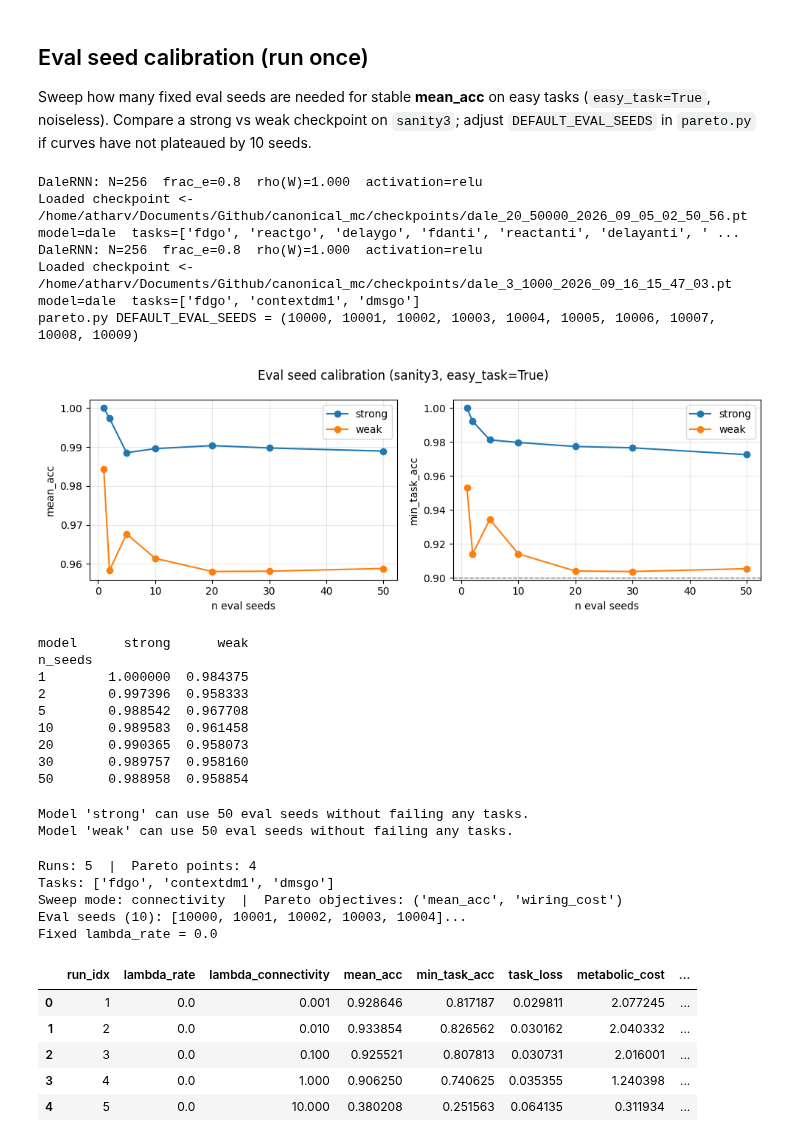
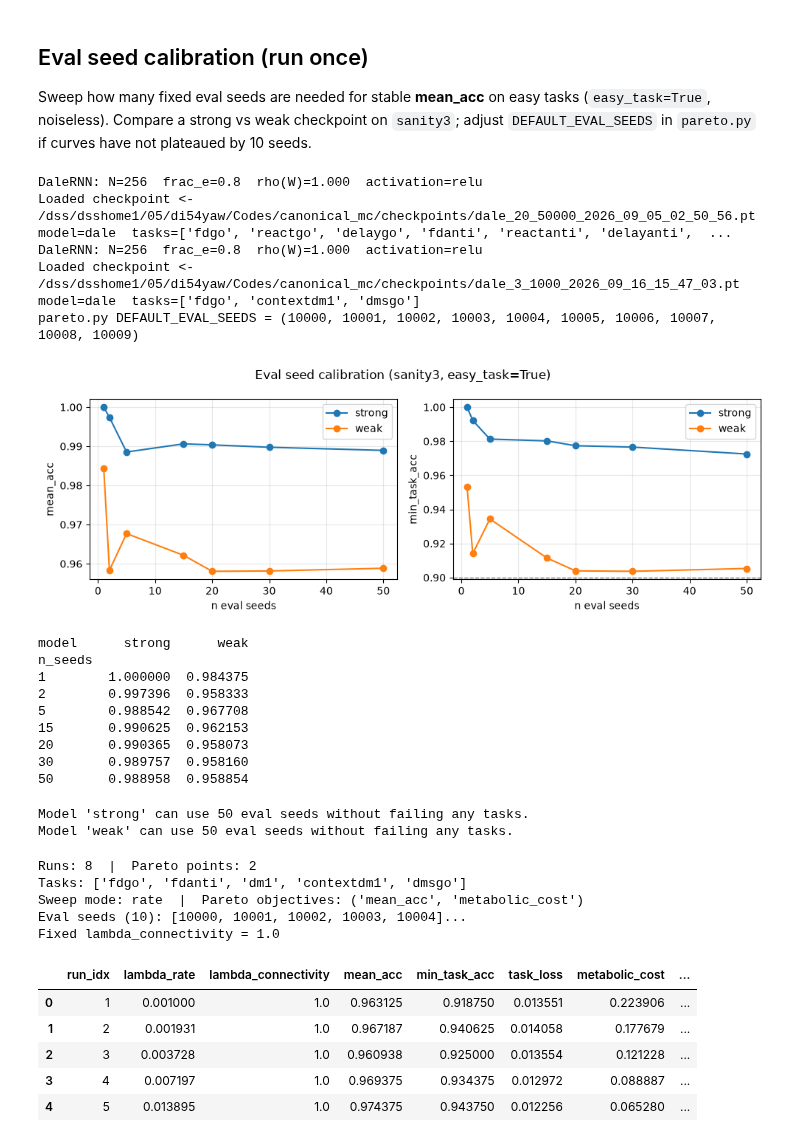
Before and after one commit to AtharvSuryawanshi/canonical_mc, a Jupyter notebook: pareto_analysis.ipynb, the cells around one changed output. Cells and saved outputs as stored; diff of their text form; code cells hidden in the pictures.

```diff
--- a/pareto_analysis.ipynb
+++ b/pareto_analysis.ipynb
@@ -24,7 +24,7 @@ from train_cog import evaluate_pareto_metrics, load_checkpoint, resolve_active_t
 CAL_TASKS = resolve_active_tasks("sanity3", None)
 CAL_BATCH = 64
 BASE_SEEDS = [10000 + i for i in range(50)]
-N_LIST = [1, 2, 5, 10, 20, 30, 50]
+N_LIST = [1, 2, 5, 15, 20, 30, 50]
 FAIL_THRESH = 0.9
 CHECKPOINTS = {
     "strong": Path("checkpoints/dale_20_50000_2026_09_05_02_50_56.pt"),
@@ -62,42 +62,42 @@ for label, ckpt in CHECKPOINTS.items():
             }
         )
 
 cal = pd.DataFrame(rows)
 print(f"pareto.py DEFAULT_EVAL_SEEDS = {DEFAULT_EVAL_SEEDS}")
 if cal.empty:
     print("No checkpoints found — update CHECKPOINTS paths and re-run.")
 else:
     fig, axes = plt.subplots(1, 2, figsize=(10, 3.5))
     for label, sub in cal.groupby("model"):
         sub = sub.sort_values("n_seeds")
         axes[0].plot(sub["n_seeds"], sub["mean_acc"], "o-", label=label)
         axes[1].plot(sub["n_seeds"], sub["min_task_acc"], "o-", label=label)
     axes[0].set_xlabel("n eval seeds")
     axes[0].set_ylabel("mean_acc")
     axes[0].legend()
     axes[0].grid(True, alpha=0.3)
     axes[1].set_xlabel("n eval seeds")
     axes[1].set_ylabel("min_task_acc")
     axes[1].axhline(FAIL_THRESH, color="k", ls="--", lw=1, alpha=0.5)
     axes[1].legend()
     axes[1].grid(True, alpha=0.3)
     fig.suptitle("Eval seed calibration (sanity3, easy_task=True)")
     fig.tight_layout()
     plt.show()
     print(cal.pivot(index="n_seeds", columns="model", values="mean_acc"))
 # %% [output]
 DaleRNN: N=256  frac_e=0.8  rho(W)=1.000  activation=relu
-Loaded checkpoint <- /home/atharv/Documents/Github/canonical_mc/checkpoints/dale_20_50000_2026_09_05_02_50_56.pt  model=dale  tasks=['fdgo', 'reactgo', 'delaygo', 'fdanti', 'reactanti', 'delayanti', ' ...
+Loaded checkpoint <- /dss/dsshome1/05/di54yaw/Codes/canonical_mc/checkpoints/dale_20_50000_2026_09_05_02_50_56.pt  model=dale  tasks=['fdgo', 'reactgo', 'delaygo', 'fdanti', 'reactanti', 'delayanti',  ...
 DaleRNN: N=256  frac_e=0.8  rho(W)=1.000  activation=relu
-Loaded checkpoint <- /home/atharv/Documents/Github/canonical_mc/checkpoints/dale_3_1000_2026_09_16_15_47_03.pt  model=dale  tasks=['fdgo', 'contextdm1', 'dmsgo']
+Loaded checkpoint <- /dss/dsshome1/05/di54yaw/Codes/canonical_mc/checkpoints/dale_3_1000_2026_09_16_15_47_03.pt  model=dale  tasks=['fdgo', 'contextdm1', 'dmsgo']
 pareto.py DEFAULT_EVAL_SEEDS = (10000, 10001, 10002, 10003, 10004, 10005, 10006, 10007, 10008, 10009)
-[figure, old version]
+[figure, new version]
 model      strong      weak
 n_seeds
 1        1.000000  0.984375
 2        0.997396  0.958333
 5        0.988542  0.967708
-10       0.989583  0.961458
+15       0.990625  0.962153
 20       0.990365  0.958073
 30       0.989757  0.958160
 50       0.988958  0.958854
@@ -120,7 +120,7 @@ import pandas as pd
 import matplotlib.pyplot as plt
 
 # Point to a completed sweep output directory
-RUN_DIR = Path("pareto_runs") / "dale_sanity3_1d_lc_5_2026_09_16_22_12_08/"
+RUN_DIR = Path("pareto_runs") / "dale_core5_1d_lr_8_2026_09_17_08_29_34/"
 
 csv_path = RUN_DIR / "summary.csv"
 json_path = RUN_DIR / "summary.json"
@@ -191,17 +191,17 @@ if meta.get("fix_lambda_connectivity") is not None:
     print(f"Fixed lambda_connectivity = {meta['fix_lambda_connectivity']}")
 df.head()
 # %% [output]
-Runs: 5  |  Pareto points: 4
-Tasks: ['fdgo', 'contextdm1', 'dmsgo']
-Sweep mode: connectivity  |  Pareto objectives: ('mean_acc', 'wiring_cost')
+Runs: 8  |  Pareto points: 2
+Tasks: ['fdgo', 'fdanti', 'dm1', 'contextdm1', 'dmsgo']
+Sweep mode: rate  |  Pareto objectives: ('mean_acc', 'metabolic_cost')
 Eval seeds (10): [10000, 10001, 10002, 10003, 10004]...
-Fixed lambda_rate = 0.0
+Fixed lambda_connectivity = 1.0
 |  | run_idx | lambda_rate | lambda_connectivity | mean_acc | min_task_acc | task_loss | metabolic_cost | ... |
-| 0 | 1 | 0.0 | 0.001 | 0.928646 | 0.817187 | 0.029811 | 2.077245 | ... |
-| 1 | 2 | 0.0 | 0.010 | 0.933854 | 0.826562 | 0.030162 | 2.040332 | ... |
-| 2 | 3 | 0.0 | 0.100 | 0.925521 | 0.807813 | 0.030731 | 2.016001 | ... |
-| 3 | 4 | 0.0 | 1.000 | 0.906250 | 0.740625 | 0.035355 | 1.240398 | ... |
-| 4 | 5 | 0.0 | 10.000 | 0.380208 | 0.251563 | 0.064135 | 0.311934 | ... |
+| 0 | 1 | 0.001000 | 1.0 | 0.963125 | 0.918750 | 0.013551 | 0.223906 | ... |
+| 1 | 2 | 0.001931 | 1.0 | 0.967187 | 0.940625 | 0.014058 | 0.177679 | ... |
+| 2 | 3 | 0.003728 | 1.0 | 0.960938 | 0.925000 | 0.013554 | 0.121228 | ... |
+| 3 | 4 | 0.007197 | 1.0 | 0.969375 | 0.934375 | 0.012972 | 0.088887 | ... |
+| 4 | 5 | 0.013895 | 1.0 | 0.974375 | 0.943750 | 0.012256 | 0.065280 | ... |
 # %%
 import plotly.graph_objects as go
 
```
Also changed, not shown: parts of 3 cells of this notebook, 2 other files.
